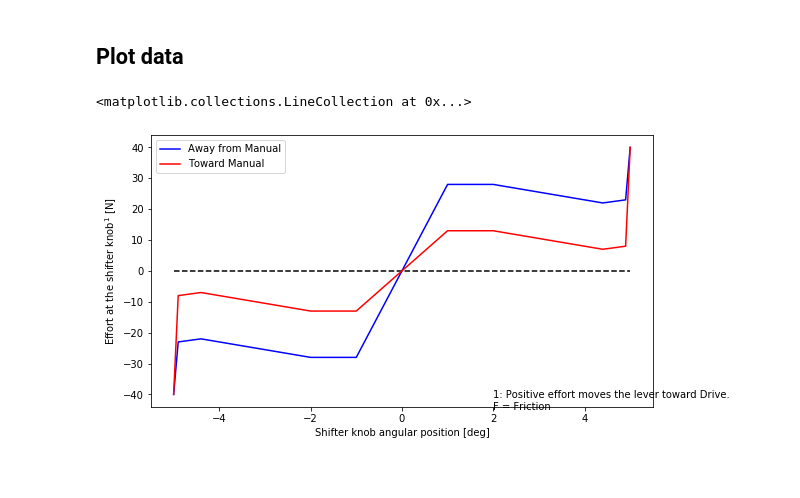
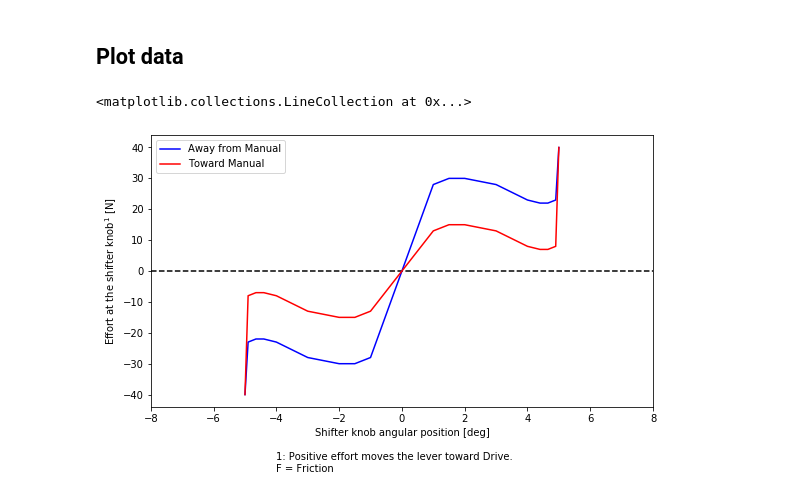
Before and after one commit to gmclapp/Work_library, a Jupyter notebook: Polystable effort graphs.ipynb, the cells around one changed output. Cells and saved outputs as stored; diff of their text form; code cells hidden in the pictures.

```diff
--- a/Polystable effort graphs.ipynb
+++ b/Polystable effort graphs.ipynb
@@ -174,0 +99,15 @@ ret_effort = [plus_gate_effort,
+# %%
+with open(r"C:\Users\clappg\Desktop\data.csv",'r') as data:
+
+    travel = []
+    effort = []
+    ret_effort = []
+    data_reader = csv.reader(data)
+    for d in data_reader:
+        travel.append(float(d[0]))
+        effort.append(float(d[1]))
+        ret_effort.append(float(d[2]))
+
+print(travel)
+print(effort)
+print(ret_effort)
@@ -186,20 +129,21 @@ ret_effort_smooth = spline3(xnew2)
 # %%
 fig2, ax2 = plt.subplots(1,1,figsize=(9,5))
 ax2.set_ylabel("Effort at the shifter knob$^1$ [N]")
 ax2.set_xlabel("Shifter knob angular position [deg]")
+ax2.set_xlim(-8,8)
 
 # Plot caption including footnote
 text2 = "1: Positive effort moves the lever toward Drive.\nF = Friction"
-ax2.text(2,-45,text2, ha='left')
+ax2.text(-4,-65,text2, ha='left')
 
 ax2.plot(travel,effort,'b',travel,ret_effort,'r')
 #ax2.plot(xnew2,effort_smooth,'b',xnew2,ret_effort_smooth,'r')
 
 # The legend will be populated by elements that precede this function call and not those that come after it.
 ax2.legend(("Away from Manual","Toward Manual"))
 
 # Plot a horizontal line at 0 N for clarity
-ax2.hlines(0,plus_gate,minus_gate,'black','dashed')
+ax2.hlines(0,-8,8,'black','dashed')
 # %% [output]
 <matplotlib.collections.LineCollection at 0x...>
-[figure, old version]
+[figure, new version]
```
Also changed, not shown: parts of 4 cells of this notebook.
